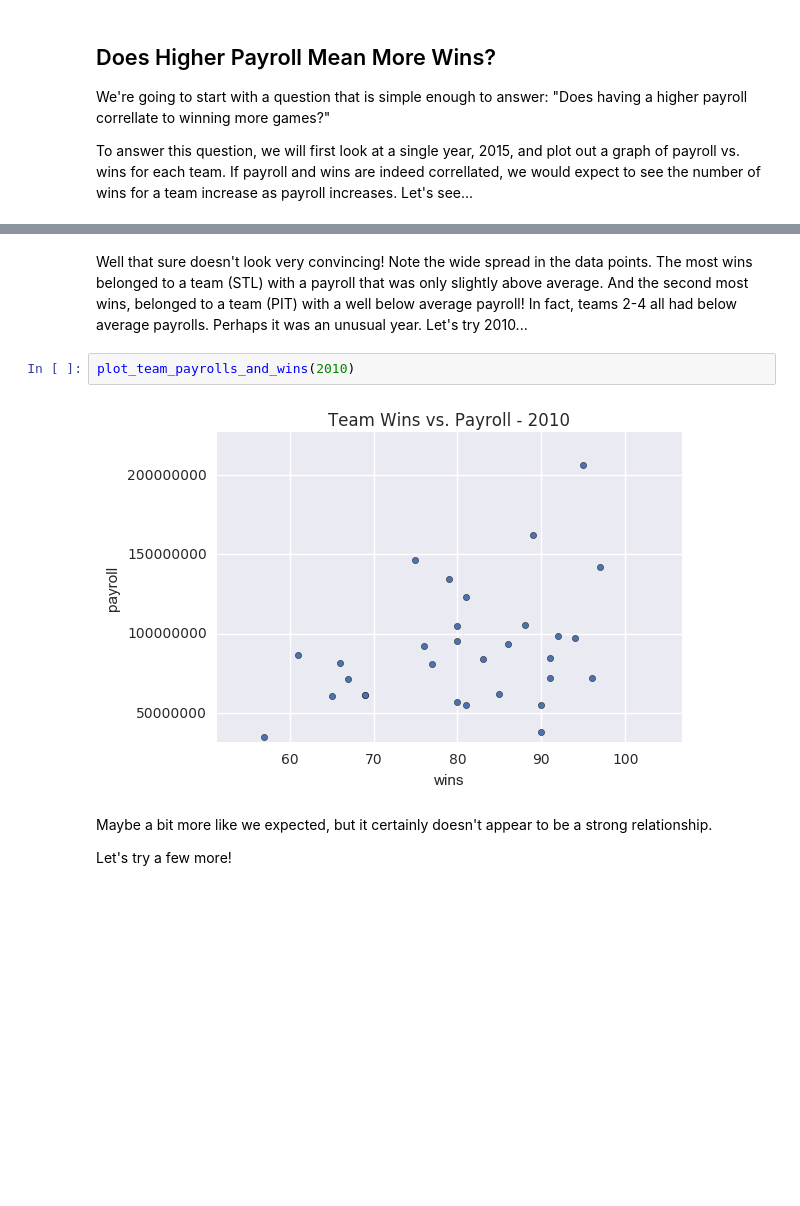
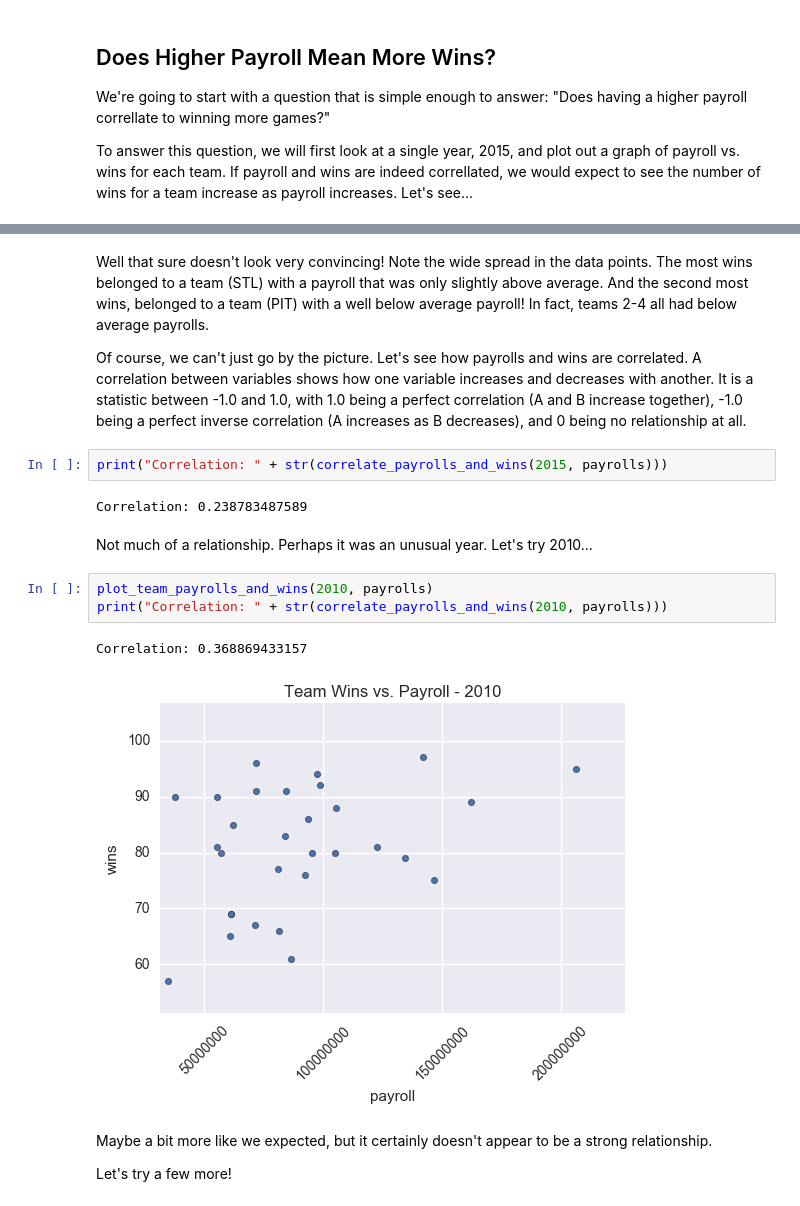
Before and after one commit to Mattymar/baseball-trends-project, a Jupyter notebook: BaseballAnalysis.ipynb, the cells around one changed output, grey strips where cells are left out. Drawn from its saved outputs; the diff is of its cells as text; blank space fills up the shorter version.

```diff
--- a/BaseballAnalysis.ipynb
+++ b/BaseballAnalysis.ipynb
@@ -140,9 +168,19 @@ plot_team_payrolls_and_wins(2015)
 # %% [markdown]
-Well that sure doesn't look very convincing! Note the wide spread in the data points. The most wins belonged to a team (STL) with a payroll that was only slightly above average. And the second most wins, belonged to a team (PIT) with a well below average payroll! In fact, teams 2-4 all had below average payrolls. Perhaps it was an unusual year. Let's try 2010...
+Well that sure doesn't look very convincing! Note the wide spread in the data points. The most wins belonged to a team (STL) with a payroll that was only slightly above average. And the second most wins, belonged to a team (PIT) with a well below average payroll! In fact, teams 2-4 all had below average payrolls.
+
+Of course, we can't just go by the picture.  Let's see how payrolls and wins are correlated.  A correlation between variables shows how one variable increases and decreases with another. It is a statistic between -1.0 and 1.0, with 1.0 being a perfect correlation (A and B increase together), -1.0 being a perfect inverse correlation (A increases as B decreases), and 0 being no relationship at all.
-# %%
-plot_team_payrolls_and_wins(2010)
-# %% [output]
-[figure, removed]
+# %%
+print("Correlation: " + str(correlate_payrolls_and_wins(2015, payrolls)))
+# %% [output]
+Correlation: 0.238783487589
+# %% [markdown]
+Not much of a relationship. Perhaps it was an unusual year. Let's try 2010...
+# %%
+plot_team_payrolls_and_wins(2010, payrolls)
+print("Correlation: " + str(correlate_payrolls_and_wins(2010, payrolls)))
+# %% [output]
+Correlation: 0.368869433157
+[figure, added]
 # %% [markdown]
 Maybe a bit more like we expected, but it certainly doesn't appear to be a strong relationship.
 
```
Also changed, not shown: parts of 63 cells of this notebook.
